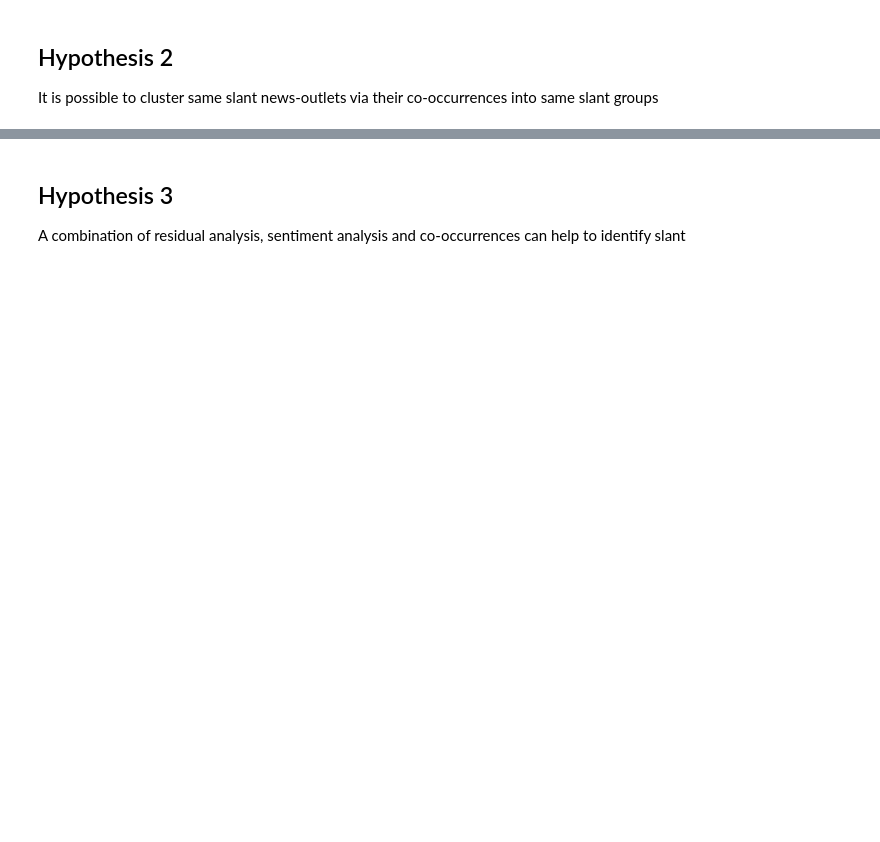
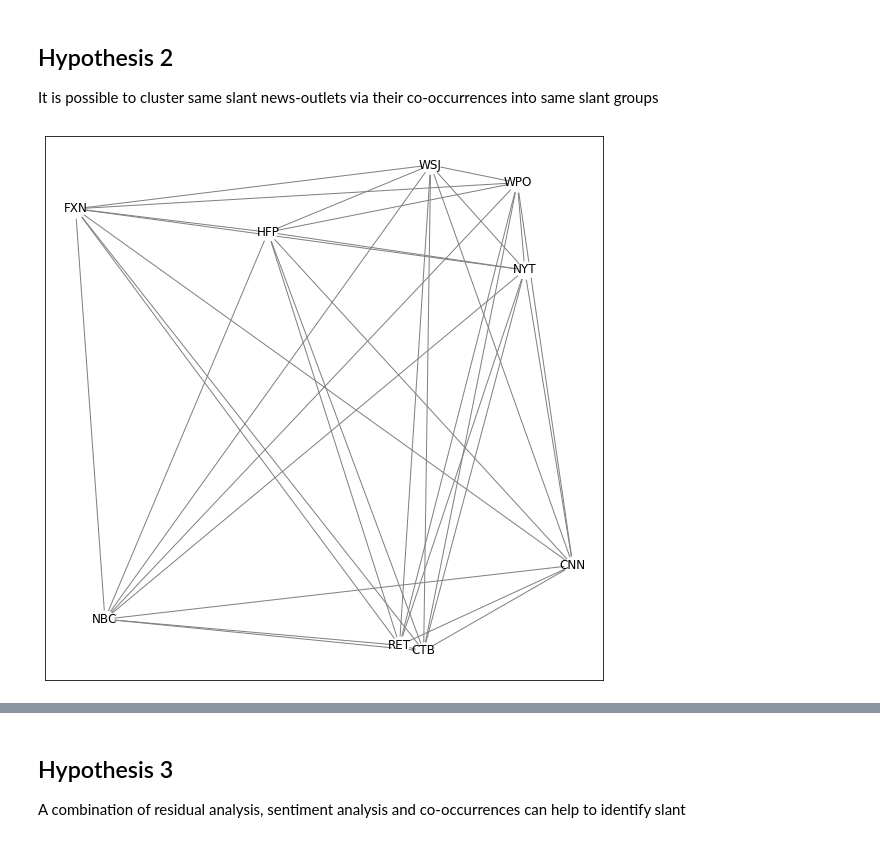
Before and after one commit to the-banandit/OmissionOrCommission, a Jupyter notebook: compareNews.ipynb, the cells around one changed output, grey strips where cells are left out. Saved outputs shown, nothing was run; the diff lists cells and outputs as text; code cells hidden in the pictures; blank space fills up the shorter version.

```diff
--- a/compareNews.ipynb
+++ b/compareNews.ipynb
@@ -1087,3 +1154,22 @@ ValueError: scatter requires an x and y column
 ## Hypothesis 2
 
 It is possible to cluster same slant news-outlets via their co-occurrences into same slant groups
+# %%
+import networkx as nx
+
+# visualize as network:
+
+G_weighted = nx.Graph()
+
+for i in range(len(df)):
+    G_weighted.add_edge(
+        df.reference[i], df.comparison[i], weight=(1 - (df.p_value[i] * 50))  # 15
+    )
+    # G_weighted.add_edge(df.reference[i], df.comparison[i], weight=(1 - (df.chi_sq[i])))
+
+nx.spring_layout(G_weighted)
+plt.figure(figsize=(10, 10))
+plt.axis = "off"
+nx.draw_networkx(G_weighted, with_labels=True, edge_color="gray", node_color="white")
+# %% [output]
+[figure, added]
```
Also changed, not shown: parts of 9 cells of this notebook.
